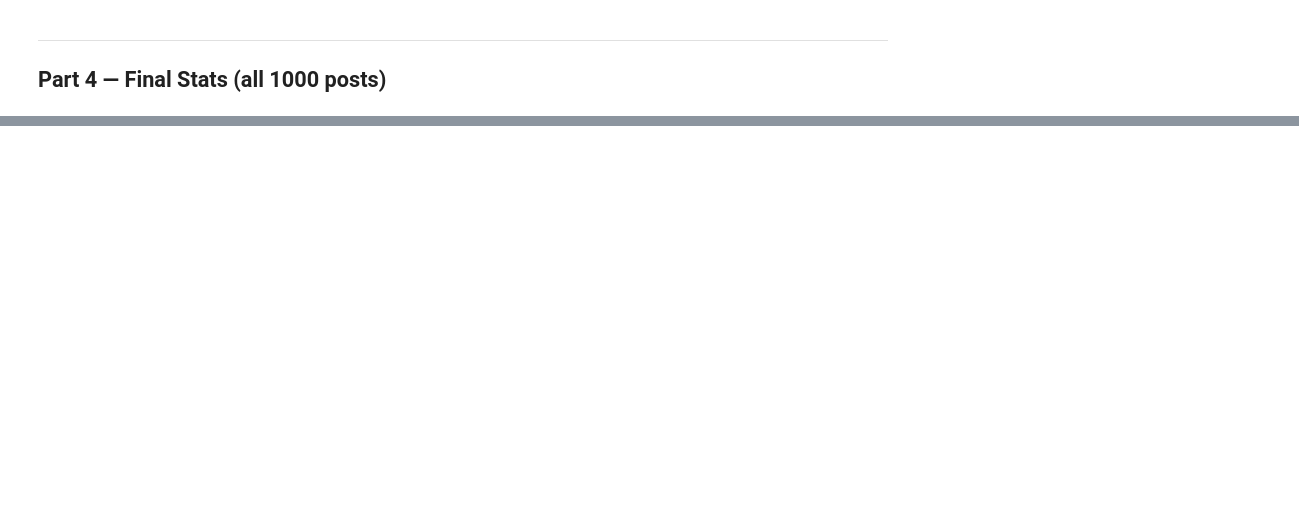
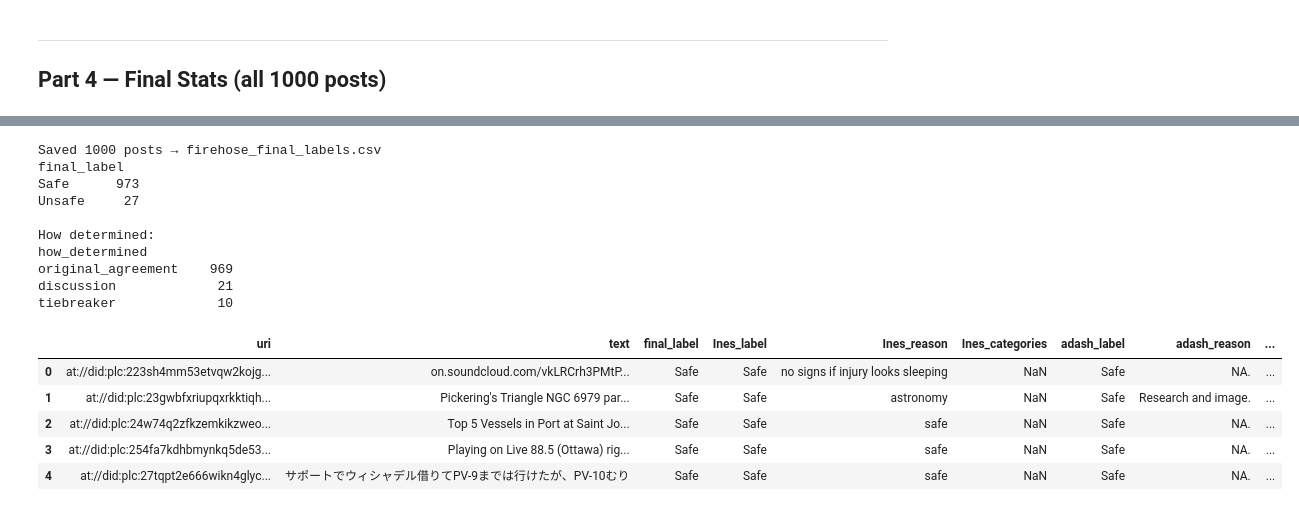
Before and after one commit to Ines-Abdelaziz/feedback-bluesky, a Jupyter notebook: firehose_analysis.ipynb, the cells around one changed output, grey strips where cells are left out. Saved outputs shown, nothing was run; the diff lists cells and outputs as text; code cells hidden in the pictures; blank space fills up the shorter version.

```diff
--- a/firehose_analysis.ipynb
+++ b/firehose_analysis.ipynb
@@ -370,24 +529,62 @@ print(summary.to_string(index=False))
 # %%
-# ── Save final dataset ────────────────────────────────────────────────────────
 rows = []
 for p in common:
     post = fh_posts.get(p, {}) if fh_posts else {}
-    rows.append({
-        'uri':           p,
-        'text':          str(post.get('text',''))[:300],
-        'final_label':   final_map[p],
-        'Ines':          lu_ines[p],
-        'adash':         lu_adash[p],
-        'soumidas_tb':   lu_tb.get(p, ''),
-        'bluesky_labels':','.join(post.get('bluesky_labels',[])),
-        'how_determined':('tiebreaker' if p in final_tb
-                          else 'discussion' if p in resolved_map
-                          else 'original_agreement'),
-    })
+    ines_row = (
+        fh[fh["post_id"] == p][fh["annotator_name"] == "Ines"].iloc[0]
+        if len(fh[(fh["post_id"] == p) & (fh["annotator_name"] == "Ines")])
+        else None
+    )
+    adash_row = (
+        fh[fh["post_id"] == p][fh["annotator_name"] == "adash"].iloc[0]
+        if len(fh[(fh["post_id"] == p) & (fh["annotator_name"] == "adash")])
+        else None
+    )
+    rows.append(
+        {
+            "uri": p,
+            "text": str(post.get("text", ""))[:300],
+            "final_label": final_map[p],
+            "Ines_label": lu_ines[p],
+            "Ines_reason": ines_row["reason"] if ines_row is not None else "",
+            "Ines_categories": (
+                ines_row["unsafe_categories"] if ines_row is not None else ""
+            ),
+            "adash_label": lu_adash[p],
+            "adash_reason": adash_row["reason"] if adash_row is not None else "",
+            "adash_categories": (
+                adash_row["unsafe_categories"] if adash_row is not None else ""
+            ),
+            "soumidas_tb": lu_tb.get(p, ""),
+            "bluesky_labels": ",".join(post.get("bluesky_labels", [])),
+            "how_determined": (
+                "tiebreaker"
+                if p in final_tb
+                else "discussion" if p in resolved_map else "original_agreement"
+            ),
+        }
+    )
 final_df = pd.DataFrame(rows)
-final_df.to_csv('firehose_final_labels.csv', index=False)
+final_df.to_csv("firehose_final_labels.csv", index=False)
 print(f"Saved {len(final_df)} posts → firehose_final_labels.csv")
-print(final_df['final_label'].value_counts().to_string())
+print(final_df["final_label"].value_counts().to_string())
 print(f"\nHow determined:")
-print(final_df['how_determined'].value_counts().to_string())
+print(final_df["how_determined"].value_counts().to_string())
 final_df.head()
+# %% [output]
+Saved 1000 posts → firehose_final_labels.csv
+final_label
+Safe      973
+Unsafe     27
+
+How determined:
+how_determined
+original_agreement    969
+discussion             21
+tiebreaker             10
+|  | uri | text | final_label | Ines_label | Ines_reason | Ines_categories | adash_label | adash_reason | ... |
+| 0 | at://did:plc:223sh4mm53etvqw2kojg... | on.soundcloud.com/vkLRCrh3PMtP... | Safe | Safe | no signs if injury looks sleeping | NaN | Safe | NA. | ... |
+| 1 | at://did:plc:23gwbfxriupqxrkktiqh... | Pickering's Triangle NGC 6979 par... | Safe | Safe | astronomy | NaN | Safe | Research and image. | ... |
+| 2 | at://did:plc:24w74q2zfkzemkikzweo... | Top 5 Vessels in Port at Saint Jo... | Safe | Safe | safe | NaN | Safe | NA. | ... |
+| 3 | at://did:plc:254fa7kdhbmynkq5de53... | Playing on Live 88.5 (Ottawa) rig... | Safe | Safe | safe | NaN | Safe | NA. | ... |
+| 4 | at://did:plc:27tqpt2e666wikn4glyc... | サポートでウィシャデル借りてPV-9までは行けたが、PV-10むり | Safe | Safe | safe | NaN | Safe | NA. | ... |
```
Also changed, not shown: parts of 28 cells of this notebook, 48 other files.
